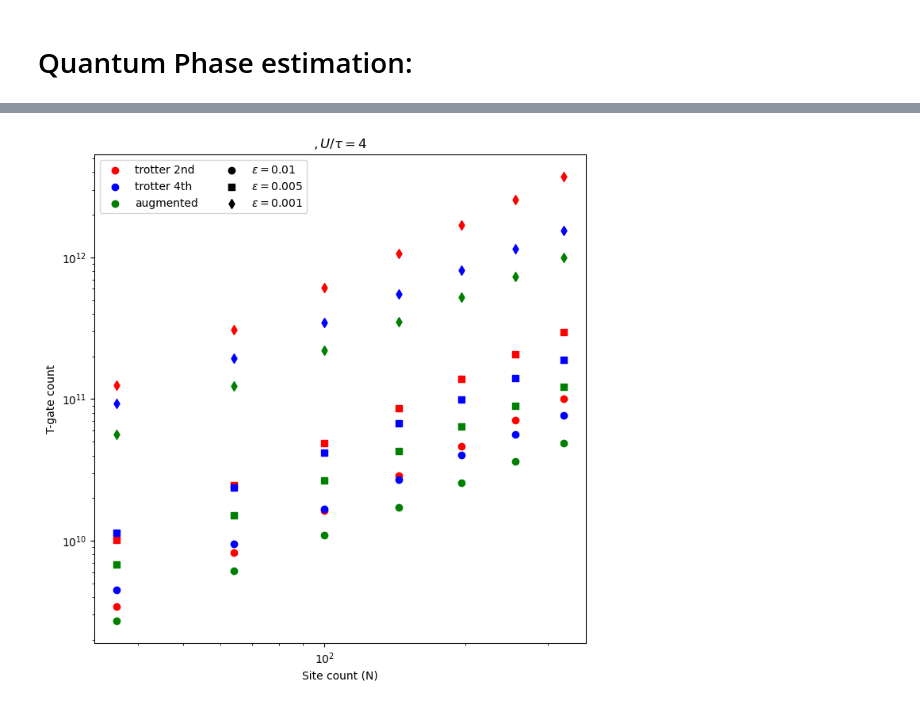
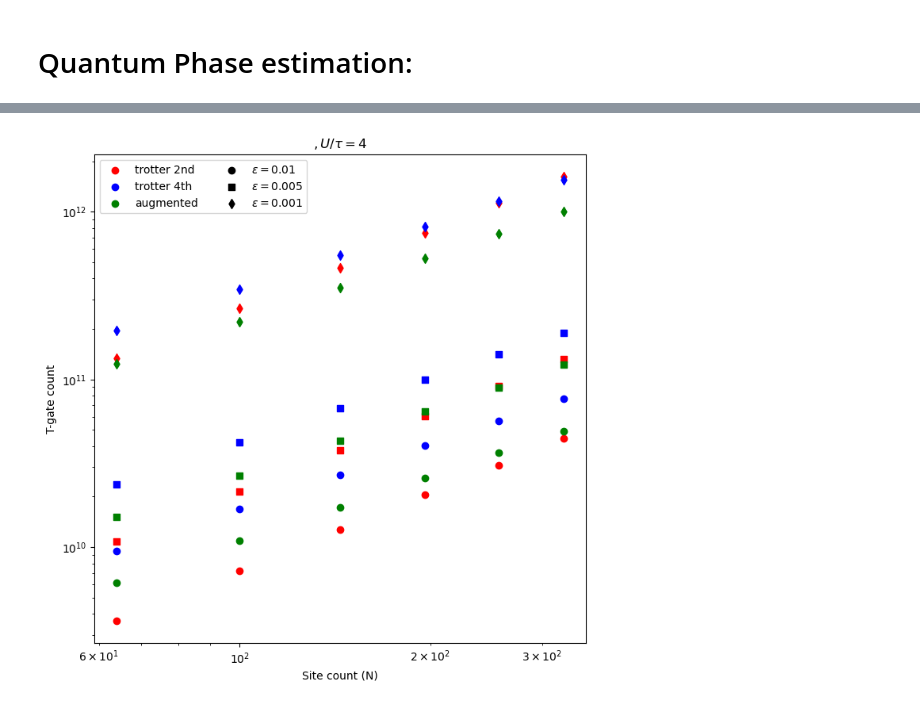
Before and after one commit to BjornTCC/lie-trotterization, a Jupyter notebook: hexagonal_lattice.ipynb, the cells around one changed output, grey strips where cells are left out. Cells and saved outputs as stored; diff of their text form; code cells hidden in the pictures.

```diff
--- a/hexagonal_lattice.ipynb
+++ b/hexagonal_lattice.ipynb
@@ -89,7 +89,7 @@ x = 0.01
 t = 10
 logeps_list = np.linspace(-3, -1, 5)
 eps_list = np.pow(10, logeps_list)
-Ls = [3, 5, 7]
+Ls = [4, 6, 8]
 
 colors = ['r', 'b', 'g']
 marker_styles = ['o', 's', 'd']
@@ -139,7 +139,7 @@ ax.legend(ncol = 2)
 logts = np.linspace(0, 2, 10)
 ts = np.pow(10, logts)
 eps = 0.01
-Ls = [3, 5, 7]
+Ls = [4, 6, 8]
 
 colors = ['r', 'b', 'g']
 marker_styles = ['o', 's', 'd']
@@ -161,6 +161,7 @@ Ns = []
 for comp, color, comp_strat in zip(comp_args, colors, comp_strats):
     for L, marker_style in zip(Ls, marker_styles):
         G1, G2, G3, G = color_anisotropic_graphene(L, L, 1, 0.8, 0.6)
+        Ns.append(len(G.nodes))
         decomp = [G1,G2,G3]
         dcts = [hubbard_model_time_evolution_resources(
             U,
@@ -187,9 +188,9 @@ ax.legend(ncol = 2)
 # %% [markdown]
 # Quantum Phase estimation:
 # %%
-logeps_list = np.linspace(-3, -1, 10)
+logeps_list = np.linspace(-5, -3, 10)
 eps_list = np.pow(10, logeps_list)
-Ls = [3, 5, 7]
+Ls = [4, 6, 8]
 
 colors = ['r', 'b', 'g']
 marker_styles = ['o', 's', 'd']
@@ -205,7 +206,7 @@ ax.set_xscale("log")
 ax.set_yscale("log")
 ax.set_xlabel(rf"$\varepsilon$")
 ax.set_ylabel(f"T-gate count")
-ax.set_title(rf"$\varepsilon = \varepsilon_0 L^2, U / \tau = {U}$")
+ax.set_title(rf"$\varepsilon = \varepsilon_0 N, U / \tau = {U}$")
 
 Ns = []
 for comp, color, comp_strat in zip(comp_args, colors, comp_strats):
@@ -217,7 +218,7 @@ for comp, color, comp_strat in zip(comp_args, colors, comp_strats):
             U,
             tau,
             G,
-            e,
+            e*Ns[-1],
             time_evolution_algorithm=comp,
             decomp = decomp,
             x = x,
@@ -239,5 +235,5 @@ ABNORMAL:
 # %%
-Ls = [3, 4, 5, 6, 7, 8,9]
+Ls = [4, 5, 6, 7, 8, 9]
 epss = [0.01, 0.005, 0.001]
 
 colors = ['r', 'b', 'g']
@@ -253,31 +249,31 @@ for strat, color in zip(comp_strats, colors):
 for e, marker in zip(epss, marker_styles):
     ax.scatter([],[], c = "k", marker = marker, label = rf"$\varepsilon = {e}$")
 
 ax.set_xscale("log")
 ax.set_yscale("log")
 ax.set_xlabel(rf"Site count (N)")
 ax.set_ylabel(f"T-gate count")
 ax.legend(ncol = 2)
 ax.set_title(rf"$, U / \tau = {U}$")
 
 Ns = [len(color_anisotropic_graphene(L,L,1,0.8,0.6)[-1].nodes) for L in Ls]
 for comp, color, comp_strat in zip(comp_args, colors, comp_strats):
     for e, marker_style in zip(epss, marker_styles):
         dcts = []
         for L in Ls:
             G1, G2, G3, G = color_anisotropic_graphene(L, L, 1, 0.8, 0.6)
             decomp = [G1,G2,G3]
             dcts.append(hubbard_model_phase_estimation_resources(
                 U,
                 tau,
                 G,
                 e,
                 time_evolution_algorithm=comp,
                 decomp = decomp,
                 x = x,
                 hwp = 0
             ))
         ys = [dict_to_t_count(d) for d in dcts]
         ax.scatter(Ns, ys, marker = marker_style, c = color)
 # %% [output]
-[figure, old version]
+[figure, new version]
```
Also changed, not shown: parts of 3 cells of this notebook, 2 other files.
